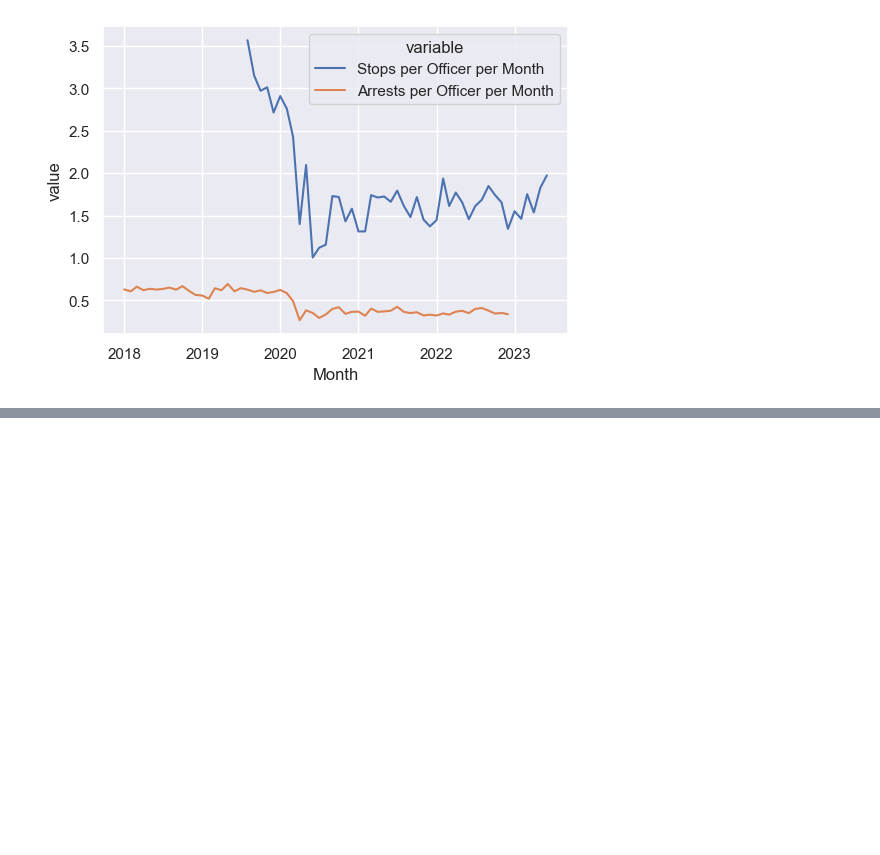
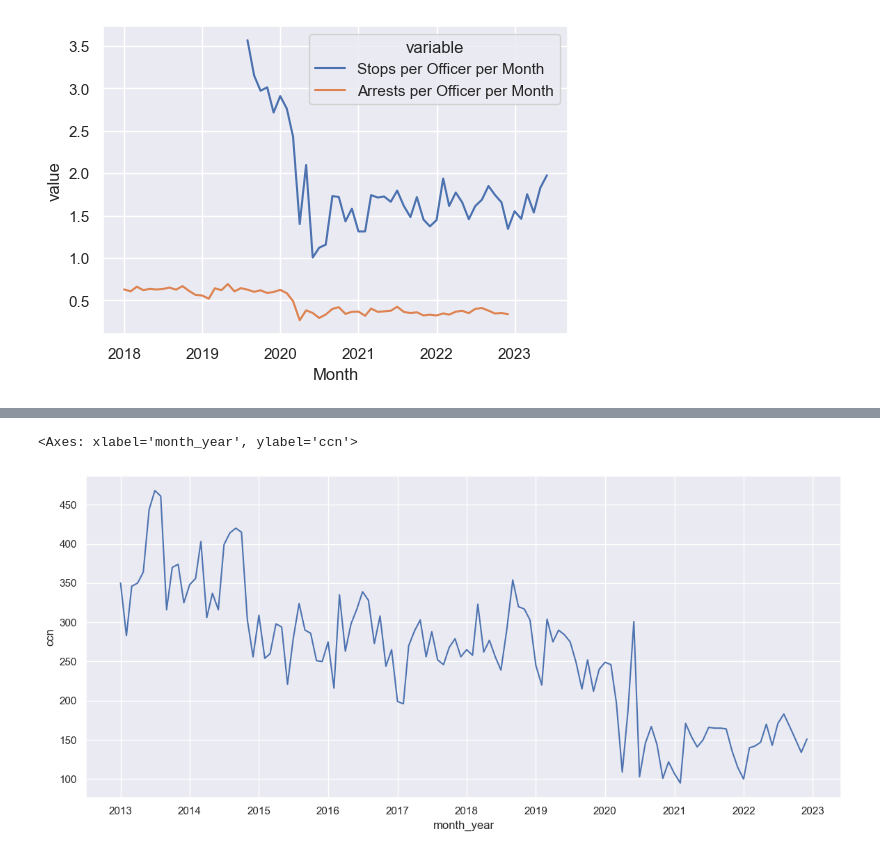
Before and after one commit to taylorterry3/dc_crime, a Jupyter notebook: notebooks/DC_MPD_Crime_stats.ipynb, the cells around one changed output, grey strips where cells are left out. Saved outputs shown, nothing was run; the diff lists cells and outputs as text; code cells hidden in the pictures; blank space fills up the shorter version.

```diff
--- a/notebooks/DC_MPD_Crime_stats.ipynb
+++ b/notebooks/DC_MPD_Crime_stats.ipynb
@@ -541,0 +544,5 @@ arrests_year_category
+# %%
+sns.lineplot(data=arrest_data[(arrest_data.offense_district=="3D")].groupby(["month_year"]).ccn.count().reset_index(), x="month_year", y="ccn")
+# %% [output]
+<Axes: xlabel='month_year', ylabel='ccn'>
+[figure, added]
```
Also changed, not shown: parts of 16 cells of this notebook.
